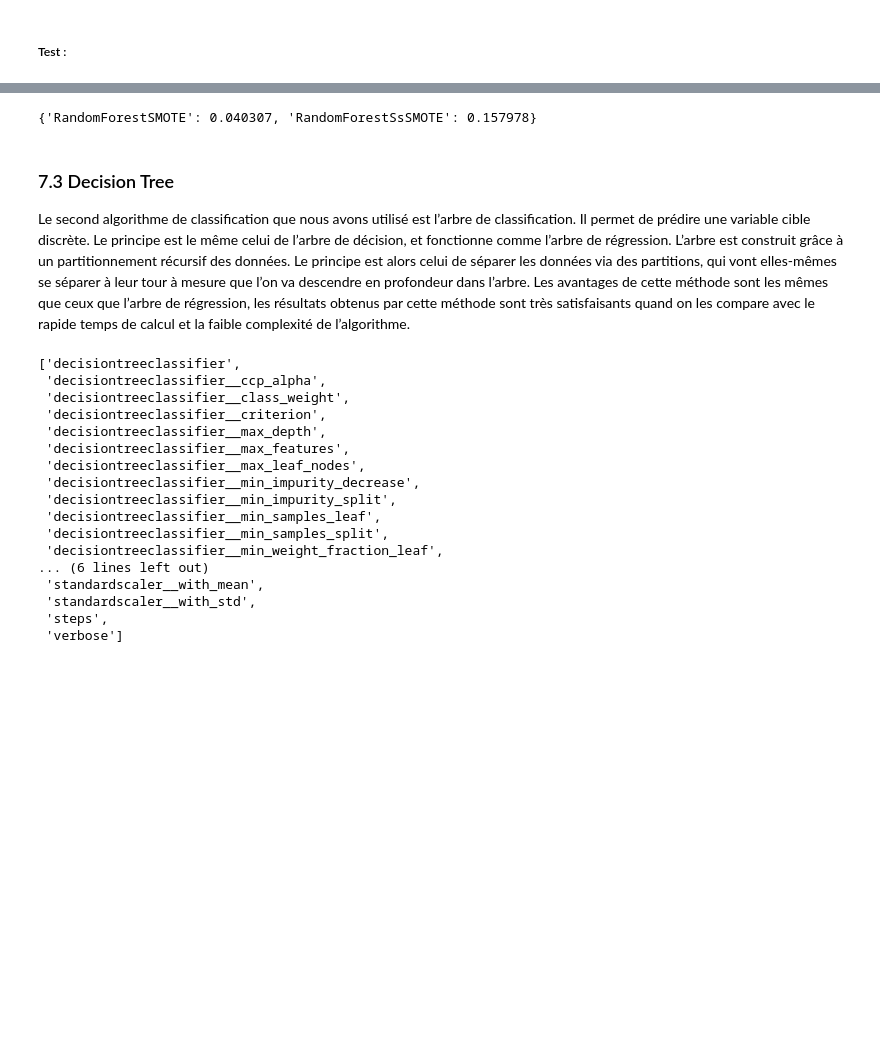
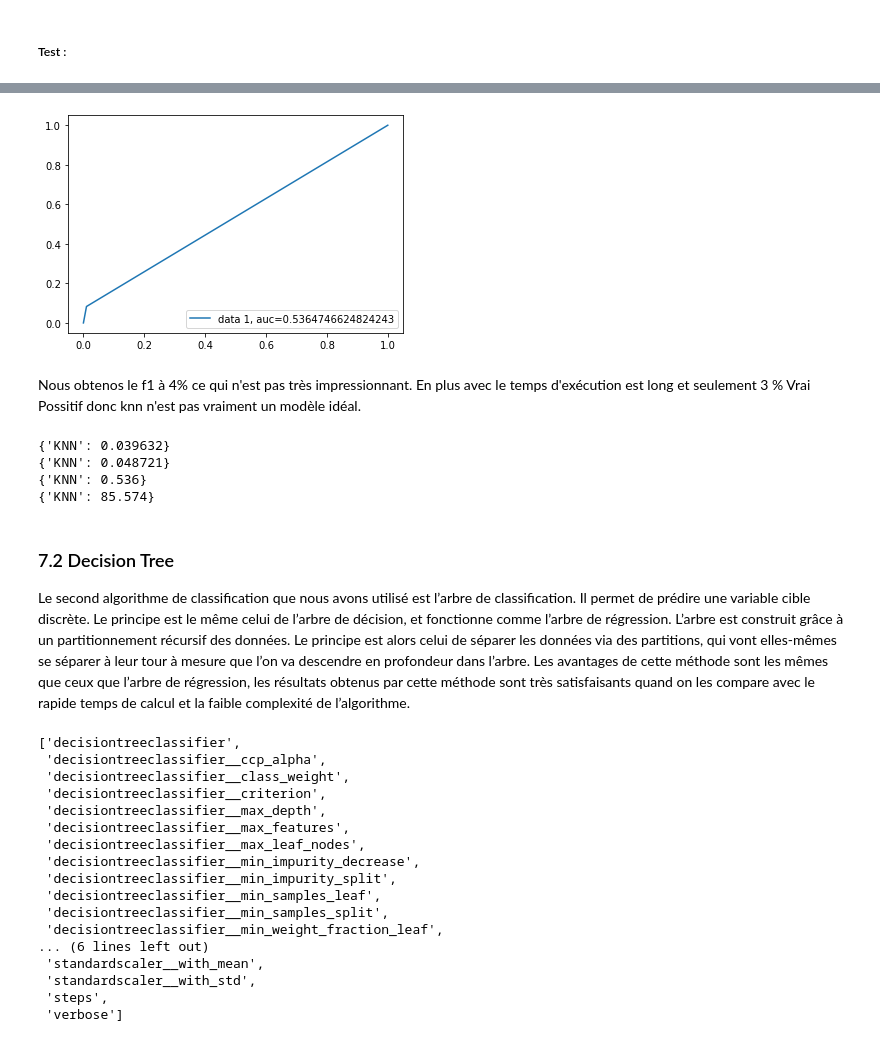
Before and after one commit to hoangkhanh2510/Fraud, a Jupyter notebook: BIG DATA.ipynb, the cells around one changed output, grey strips where cells are left out. Cells and saved outputs as stored; diff of their text form; code cells hidden in the pictures; blank space fills up the shorter version.

```diff
--- a/BIG DATA.ipynb
+++ b/BIG DATA.ipynb
@@ -762,19 +634,31 @@ weighted avg       0.99      0.94      0.97    289685
 # %%
 #Courbe ROC
-auc_knn = metrics.roc_auc_score(test_target,RDbest1.predict(test_features))
+fpr, tpr, _ = roc_curve(test_target, pipeKNN.predict(test_features))
+auc_knn = metrics.roc_auc_score(test_target,pipeKNN.predict(test_features))
 plt.plot(fpr,tpr,label="data 1, auc="+str(auc_knn))
 plt.legend(loc=4)
 plt.show()
+# %% [output]
+[figure, added]
+# %% [markdown]
+Nous obtenos le f1 à 4% ce qui n'est pas très impressionnant. En plus avec le temps d'exécution est long et seulement 3 % Vrai Possitif donc knn n'est pas vraiment un modèle idéal.
 # %%
 #Ajout dictionnaire
 test_result['KNN'] = test_knn
 valid_result['KNN'] = f1_knn
+auc_result['KNN']=round(auc_knn,3)
+time_result['KNN']=round(KNN,3)
 print(test_result)
 print(valid_result)
+print(auc_result)
+print(time_result)
 # %% [output]
-{'RandomForestSMOTE': 0.040307, 'RandomForestSsSMOTE': 0.157978}
+{'KNN': 0.039632}
+{'KNN': 0.048721}
+{'KNN': 0.536}
+{'KNN': 85.574}
 # %% [markdown]
-### 7.3 Decision Tree
+### 7.2 Decision Tree
 
 Le second algorithme de classification que nous avons utilisé est l’arbre de classification. Il permet de prédire une variable cible discrète. Le principe est le même celui de l’arbre de décision, et fonctionne comme l’arbre de régression. L’arbre est construit grâce à un partitionnement récursif des données. Le principe est alors celui de séparer les données via des partitions, qui vont elles-mêmes se séparer à leur tour à mesure que l’on va descendre en profondeur dans l’arbre. Les avantages de cette méthode sont les mêmes que ceux que l’arbre de régression, les résultats obtenus par cette méthode sont très satisfaisants quand on les compare avec le rapide temps de calcul et la faible complexité de l’algorithme.
 # %%
```
Also changed, not shown: parts of 132 cells of this notebook, 33 other files.
